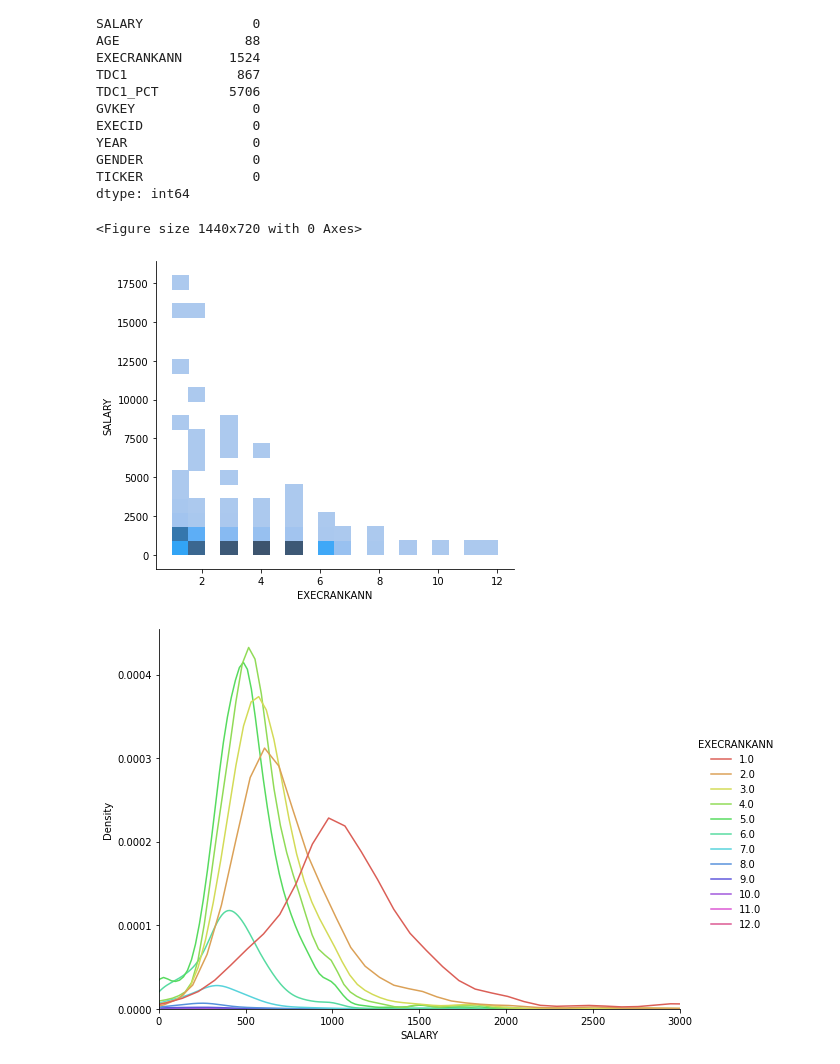
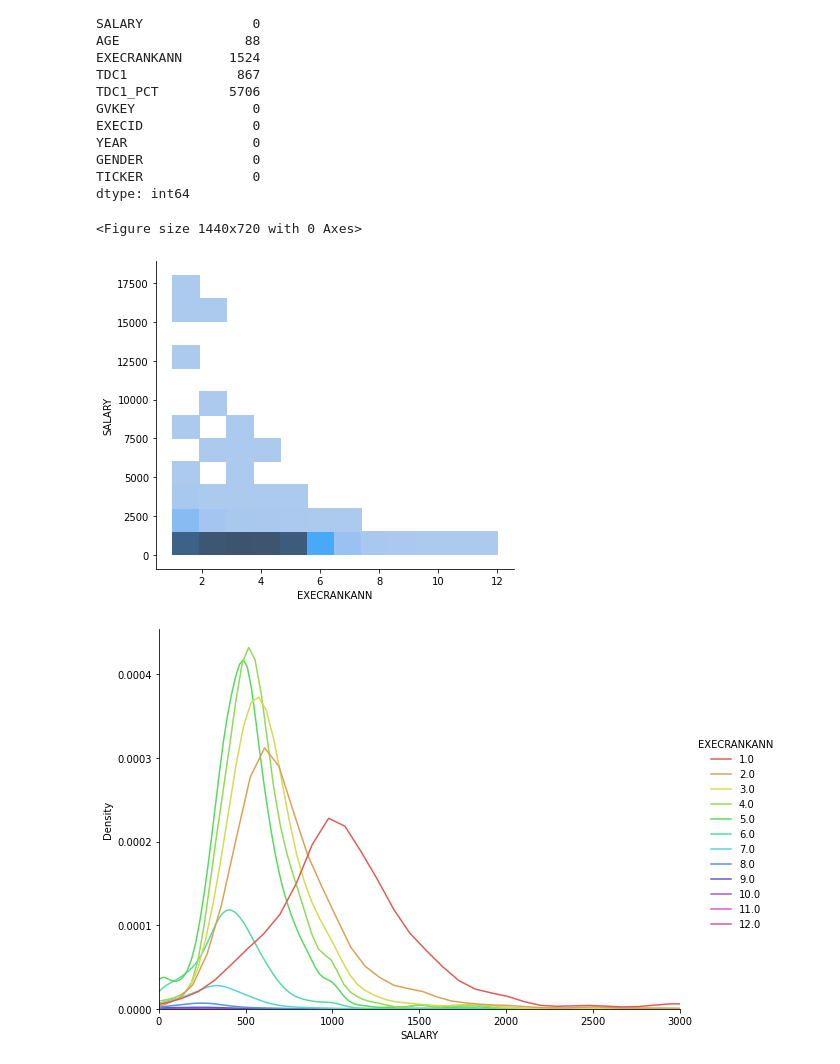
Before and after one commit to ashirm1999/Stock-Price-Prediction-Using-Neural-Network, a Jupyter notebook: Data_Initiative_RA_Project.ipynb, the cells around one changed output. Drawn from its saved outputs; the diff is of its cells as text; code cells hidden in the pictures.

```diff
--- a/Data_Initiative_RA_Project.ipynb
+++ b/Data_Initiative_RA_Project.ipynb
@@ -94,11 +97,11 @@ TICKER              0
 dtype: int64
 # %%
 plt.figure(figsize=(20,10))
-sns.displot(data = df, x = "EXECRANKANN", y = "SALARY", kind = "hist", height = 5, aspect = 1.2, bins = 20)
+sns.displot(data = df, x = "EXECRANKANN", y = "SALARY", kind = "hist", height = 5, aspect = 1.2, bins = 12)
 plt.show()
 # %% [output]
 <Figure size 1440x720 with 0 Axes>
-[figure, old version]
+[figure, new version]
 # %%
 sns.displot( data = df, x = "SALARY", hue = "EXECRANKANN", kind = "kde", height = 6, aspect = 1.4, palette = sns.color_palette("hls", 12))
 plt.xlim(0, 3000)
```
Also changed, not shown: parts of 17 cells of this notebook.
